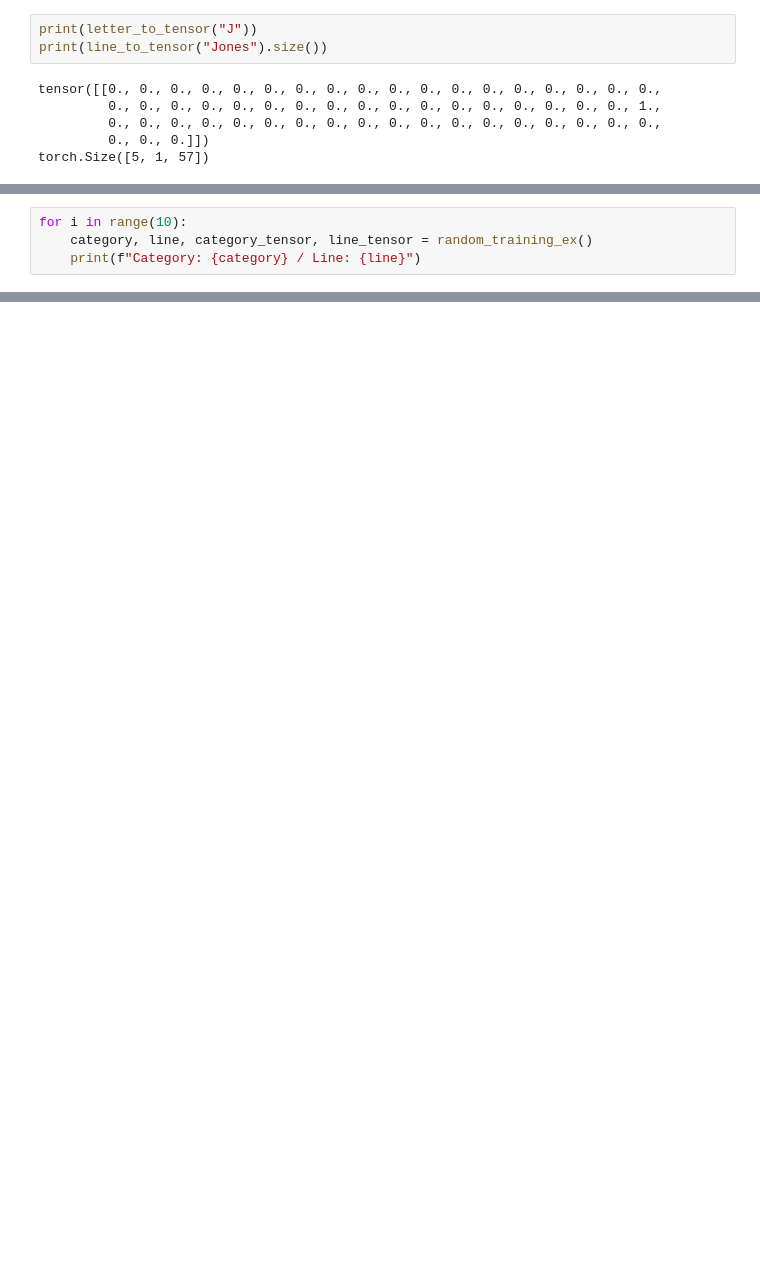
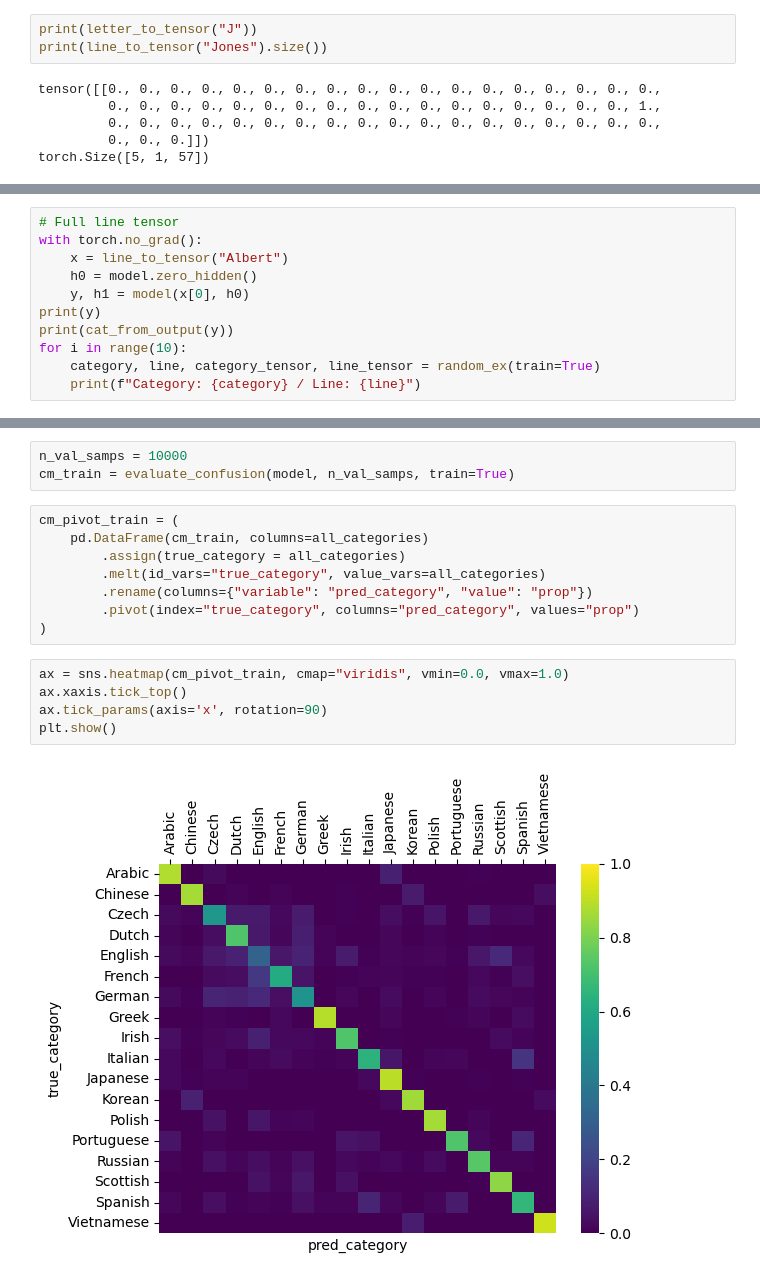
Before and after one commit to cjc77/pytorch-self-study, a Jupyter notebook: nontebooks_seq/character_class_rnn.ipynb, the cells around one changed output, grey strips where cells are left out. Cells and saved outputs as stored; diff of their text form; blank space fills up the shorter version.

```diff
--- a/nontebooks_seq/character_class_rnn.ipynb
+++ b/nontebooks_seq/character_class_rnn.ipynb
@@ -192,5 +215,12 @@ random_training_ex()
 # %%
+# Full line tensor
+with torch.no_grad():
+    x = line_to_tensor("Albert")
+    h0 = model.zero_hidden()
+    y, h1 = model(x[0], h0)
+print(y)
+print(cat_from_output(y))
 for i in range(10):
-    category, line, category_tensor, line_tensor = random_training_ex()
+    category, line, category_tensor, line_tensor = random_ex(train=True)
     print(f"Category: {category} / Line: {line}")
 # %% [output]
@@ -206,0 +337,18 @@ Category: English / Line: Dunne
+# %%
+n_val_samps = 10000
+cm_train = evaluate_confusion(model, n_val_samps, train=True)
+# %%
+cm_pivot_train = (
+    pd.DataFrame(cm_train, columns=all_categories)
+        .assign(true_category = all_categories)
+        .melt(id_vars="true_category", value_vars=all_categories)
+        .rename(columns={"variable": "pred_category", "value": "prop"})
+        .pivot(index="true_category", columns="pred_category", values="prop")
+)
+# %%
+ax = sns.heatmap(cm_pivot_train, cmap="viridis", vmin=0.0, vmax=1.0)
+ax.xaxis.tick_top()
+ax.tick_params(axis='x', rotation=90)
+plt.show()
+# %% [output]
+[figure, added]
```
Also changed, not shown: parts of 25 cells of this notebook.
